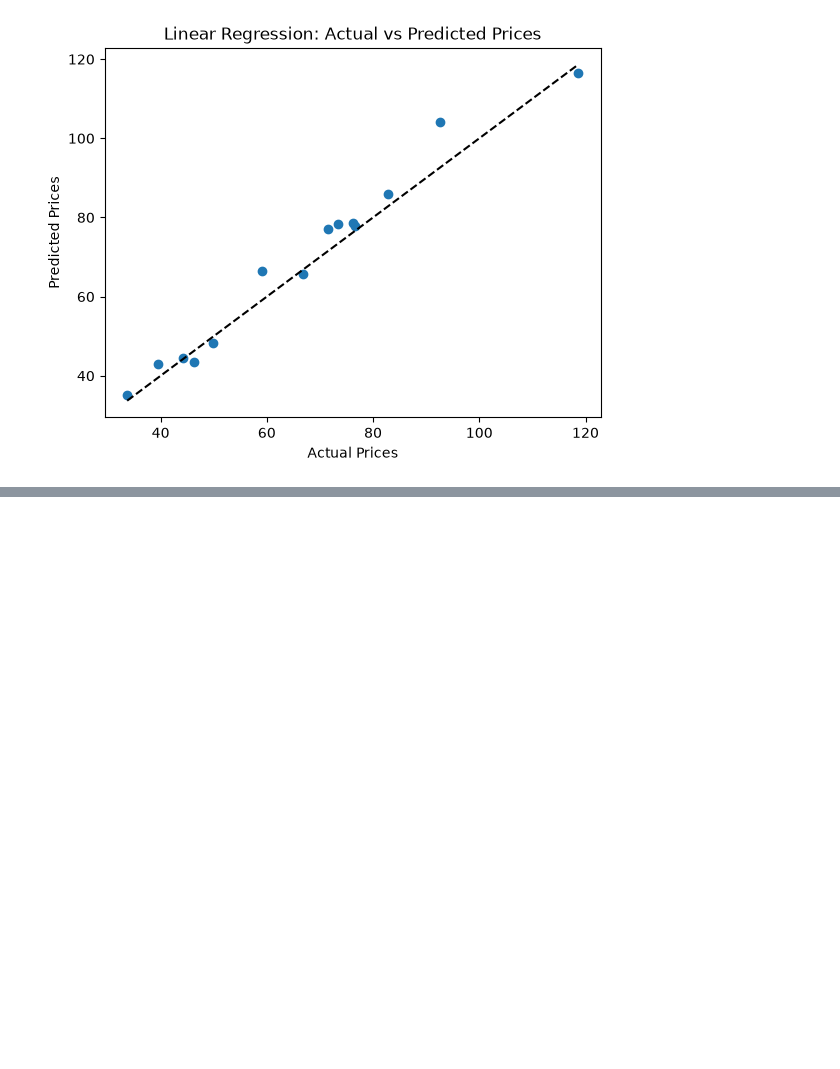
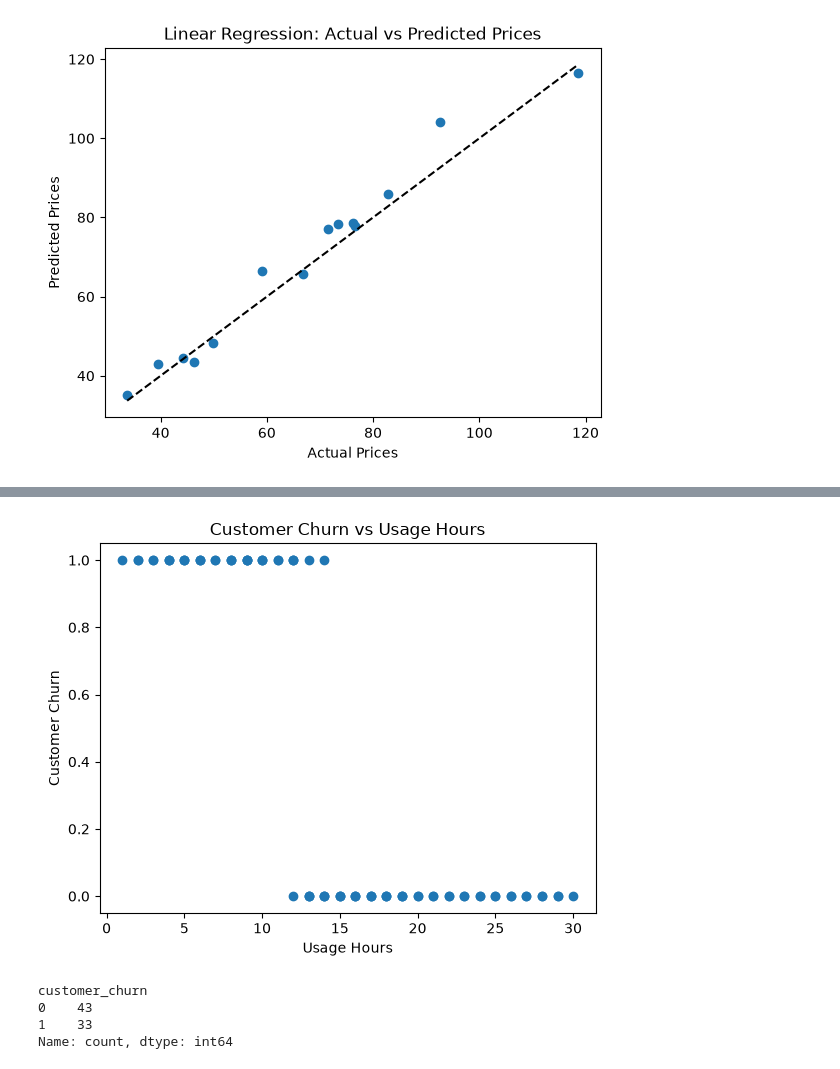
Before and after one commit to Shahid-Momin-786/Data-Sceince, a Jupyter notebook: practice/Date_26_8_26.ipynb, the cells around one changed output, grey strips where cells are left out. Saved outputs shown, nothing was run; the diff lists cells and outputs as text; code cells hidden in the pictures; blank space fills up the shorter version.

```diff
--- a/practice/Date_26_8_26.ipynb
+++ b/practice/Date_26_8_26.ipynb
@@ -247,0 +250,3 @@ plt.show()
+# %%
+df = pd.read_csv("D:\CODES\Data Science\DATA\customer_churn - customer_churn.csv")
+df.head()
@@ -247,0 +285,15 @@ plt.show()
+# %%
+plt.scatter(data = df, x = 'usage_hours', y = 'customer_churn')
+plt.xlabel("Usage Hours")
+plt.ylabel("Customer Churn")
+plt.title("Customer Churn vs Usage Hours")
+plt.show()
+# %% [output]
+[figure, added]
+# %%
+df['customer_churn'].value_counts()
+# %% [output]
+customer_churn
+0    43
+1    33
+Name: count, dtype: int64
```
Also changed, not shown: parts of 19 cells of this notebook, 31 other files.
